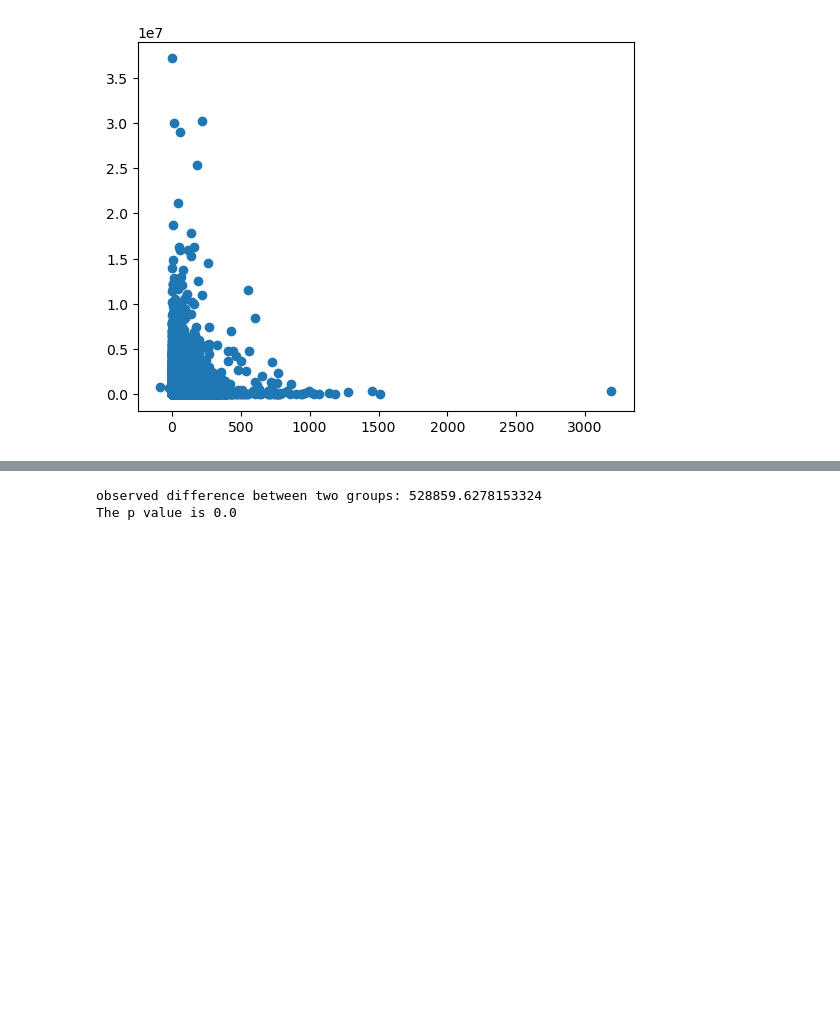
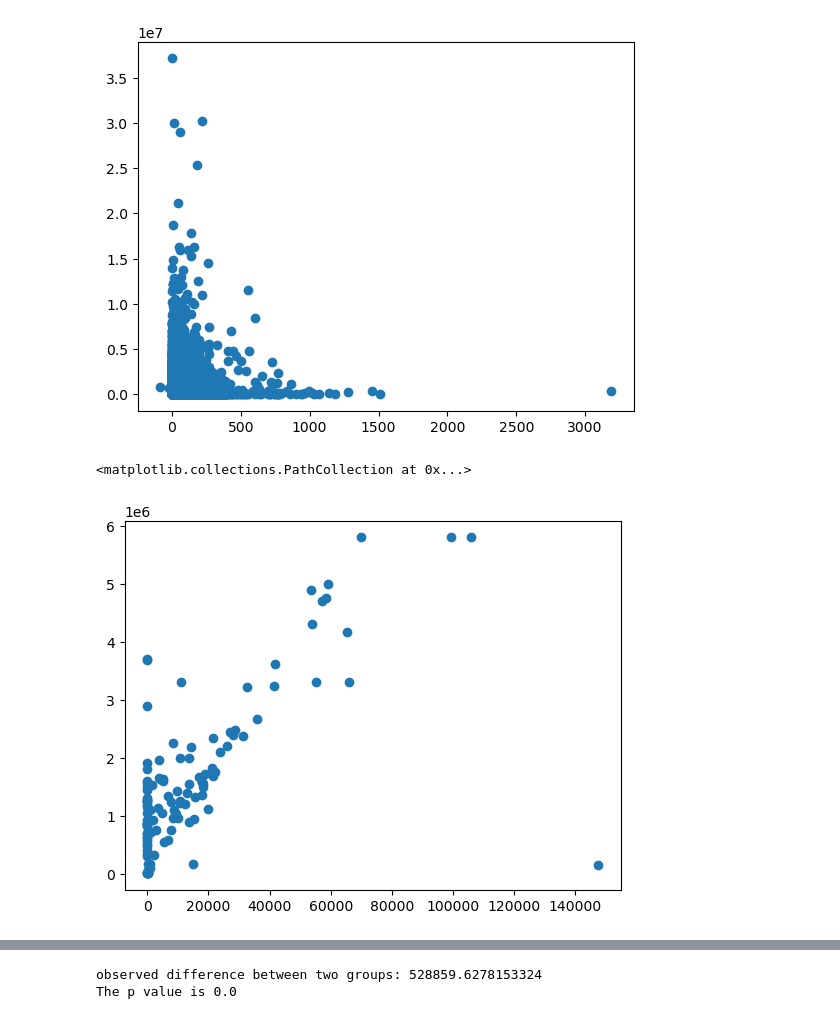
Before and after one commit to bbousquette1/IDX-Exchange-DS16-Winter2025, a Jupyter notebook: claire_EDA.ipynb, the cells around one changed output, grey strips where cells are left out. Saved outputs shown, nothing was run; the diff lists cells and outputs as text; code cells hidden in the pictures; blank space fills up the shorter version.

```diff
--- a/claire_EDA.ipynb
+++ b/claire_EDA.ipynb
@@ -69,3 +69,8 @@ plt.scatter(june['DaysOnMarket'], june['ClosePrice'])
 # %% [output]
 <matplotlib.collections.PathCollection at 0x...>
 [figure]
+# %%
+plt.scatter(june['TaxAnnualAmount'], june['ClosePrice'])
+# %% [output]
+<matplotlib.collections.PathCollection at 0x...>
+[figure, added]
```
Also changed, not shown: parts of 8 cells of this notebook.
